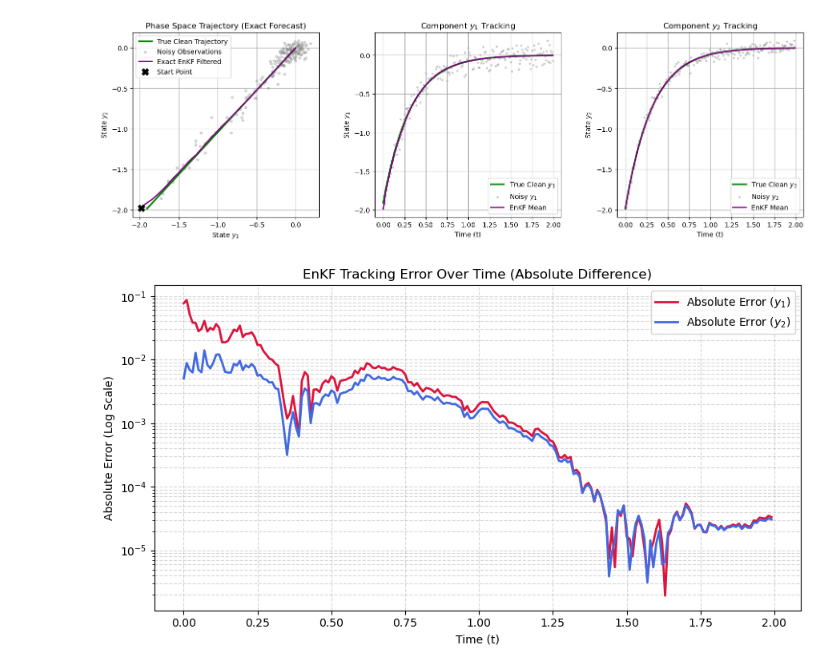
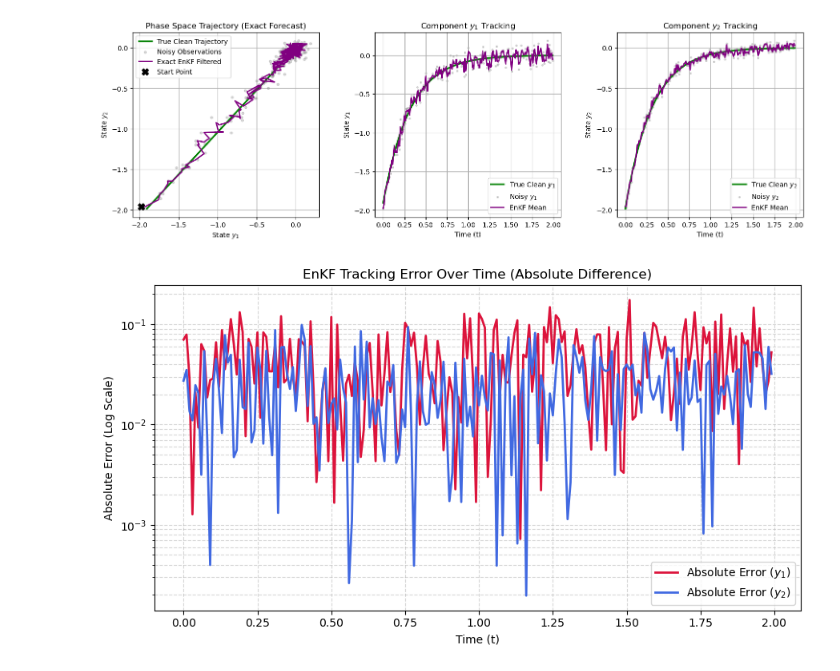
Before and after one commit to akinzig/DADynamicSystems, a Jupyter notebook: DADynamic2.ipynb, the cells around one changed output. Cells and saved outputs as stored; diff of their text form; code cells hidden in the pictures.

```diff
--- a/DADynamic2.ipynb
+++ b/DADynamic2.ipynb
@@ -13,6 +13,7 @@ lr = 1e-3
 epochs = 50000
 N_ensemble = 30
 dim_state = 2
+width = 32
 # %%
 #Setup
 
@@ -346,6 +348,9 @@ Full-Trajectory Rollout Test MSE Loss: 1.002402
 #Experiment 3: Noisy FML Model as Forecast using EnKF
 
 num_steps = len(t_eval)
+test_index = 19
+true_test_traj = trajectories[test_index, :, :]       # True clean trajectory #19
+test_traj_noisy = noisy_trajectories[test_index, :, :]
 
 # Observation Operator H (Assuming we observe all states directly)
 H = jnp.eye(dim_state)
@@ -368,17 +373,28 @@ ensemble = y0_initial_guess + jax.random.multivariate_normal(
 # Vectorized forecast function for the ensemble
 batched_forecast = jax.vmap(model_noisy)
 
+Q = calculate_data_driven_Q(model_noisy, X_train_noisy, Y_train_noisy)
+
 # Arrays to store the tracked history
 enkf_mean_history = []
 enkf_cov_history = []
 
-# --- MAIN DATA ASSIMILATION LOOP ---
+#DA Loop
 for k in range(num_steps):
     # --- 1. FORECAST STEP (Time Propagation using your Neural Network) ---
     if k > 0:
         # Pass the entire ensemble through the FlowMapNN to forecast the next time step
         ensemble = batched_forecast(ensemble)
 
+        #process noise
+        key, subkey = jax.random.split(key)
+        process_noise = jax.random.multivariate_normal(
+            subkey,
+            jnp.zeros(dim_state),
+            Q,
+            shape=(N_ensemble,)
+        )
+        ensemble = ensemble + 0*process_noise
     # --- 2. ANALYSIS STEP (Data Assimilation using Noisy Observations) ---
     # Current noisy observation at time step k
     y_obs = test_traj_noisy[k, :]
@@ -486,19 +502,13 @@ plt.show()
 
 # Experiment 4: Exact Model as Forecast applying EnKF
 
-num_steps = len(t_eval)
 
-# Observation Operator H (Assuming we observe all states directly)
-H = jnp.eye(dim_state)
-
-# Measurement Noise Covariance Matrix R
-R = jnp.diag((rho * sigmas) ** 2)
 
 # Exact Discrete-Time State Transition Matrix \Phi = e^(A * dt)
 Phi = expm(A * dt)
 
-# 1. Initialize the Ensemble around the first noisy observation
-test_traj_noisy = noisy_trajectories[19, :, :] # (time_steps, 2)
+# Initialize the Ensemble around the first noisy observation
+test_traj_noisy = noisy_trajectories[19, :, :]
 y0_initial_guess = test_traj_noisy[0, :]
 
 key, subkey = jax.random.split(key)
@@ -506,24 +516,54 @@ ensemble = y0_initial_guess + jax.random.multivariate_normal(
     subkey, jnp.zeros(dim_state), R, shape=(N_ensemble,)
 ) # Shape: (N_ensemble, 2)
 
-# --- Define the Exact Forecast Step ---
+# Define the Exact Forecast Step
 # For the exact system, x_{k+1} = \Phi @ x_k
-# We vectorize this over the ensemble using jax.vmap
+# vectorize over the ensemble
 def exact_forecast_fn(ens_member):
     return Phi @ ens_member
 
+def calculate_exact_system_Q(Phi, X_data, Y_target_data):
+
+    # 1. Generate exact physical predictions: Y_pred = X_data @ Phi^T
+    # (equivalent to multiplying Phi @ x for every row)
+    Y_pred = X_data @ Phi.T
+
+    # 2. Compute the residuals
+    residuals = Y_target_data - Y_pred
+
+    # 3. Calculate the empirical covariance matrix of the residuals
+    mean_residual = jnp.mean(residuals, axis=0)
+    residual_deviations = residuals - mean_residual
+    num_samples = residuals.shape[0]
+
+    Q_estimated = (residual_deviations.T @ residual_deviations) / (num_samples - 1)
+    return Q_estimated
+
+Q = calculate_exact_system_Q(Phi, X_train_noisy, Y_train_noisy)
+
+
 batched_exact_forecast = jax.vmap(exact_forecast_fn)
+
+
 
 # Arrays to store tracking history
 enkf_exact_mean_history = []
 enkf_exact_cov_history = []
 
-# --- MAIN DATA ASSIMILATION LOOP ---
+# DA Loop
 for k in range(num_steps):
     # --- 1. FORECAST STEP (Time Propagation using Exact Matrix Exponential) ---
     if k > 0:
         # Move the entire ensemble one step forward using the true physics
         ensemble = batched_exact_forecast(ensemble)
+        key, subkey = jax.random.split(key)
+        process_noise = jax.random.multivariate_normal(
+            subkey,
+            jnp.zeros(dim_state),
+            Q,
+            shape=(N_ensemble,)
+        )
+        ensemble = ensemble + process_noise
 
     # --- 2. ANALYSIS STEP (Data Assimilation using Noisy Observations) ---
     y_obs = test_traj_noisy[k, :]
@@ -597,32 +637,32 @@ ax1.grid(True)
 # --- PLOT 3: State 2 vs Time ---
 ax2 = fig.add_subplot(grid[0, 2])
 ax2.plot(t_eval, true_test_traj_clean[:, 1], label="True Clean $y_2$", color="green", linewidth=2.5)
 ax2.scatter(t_eval, test_traj_noisy[:, 1], color="gray", alpha=0.3, s=6, label="Noisy $y_2$")
 ax2.plot(t_eval, enkf_exact_mean_history[:, 1], label="EnKF Mean", color="purple", linewidth=2)
 
 ax2.set_xlabel("Time (t)")
 ax2.set_ylabel("State $y_2$")
 ax2.set_title("Component $y_2$ Tracking")
 ax2.legend()
 ax2.grid(True)
 
 plt.show()
 
 
 abs_error_y1 = jnp.abs(true_test_traj_clean[:, 0] - enkf_exact_mean_history[:, 0])
 abs_error_y2 = jnp.abs(true_test_traj_clean[:, 1] - enkf_exact_mean_history[:, 1])
 plt.figure(figsize=(9, 5))
 
 # Plot component-wise absolute differences
 plt.semilogy(t_eval, abs_error_y1, label=r"Absolute Error ($y_1$)", color="crimson", linewidth=2)
 plt.semilogy(t_eval, abs_error_y2, label=r"Absolute Error ($y_2$)", color="royalblue", linewidth=2)
 plt.xlabel("Time (t)")
 plt.ylabel("Absolute Error (Log Scale)")
 plt.title("EnKF Tracking Error Over Time (Absolute Difference)")
 plt.grid(True, which="both", linestyle="--", alpha=0.5) # 'both' ensures major and minor gridlines show up on log scale
 plt.legend()
 plt.tight_layout()
 plt.show()
 # %% [output]
-[figure, old version]
+[figure, new version]
-[figure, old version]
+[figure, new version]
```
Also changed, not shown: parts of 5 cells of this notebook.
